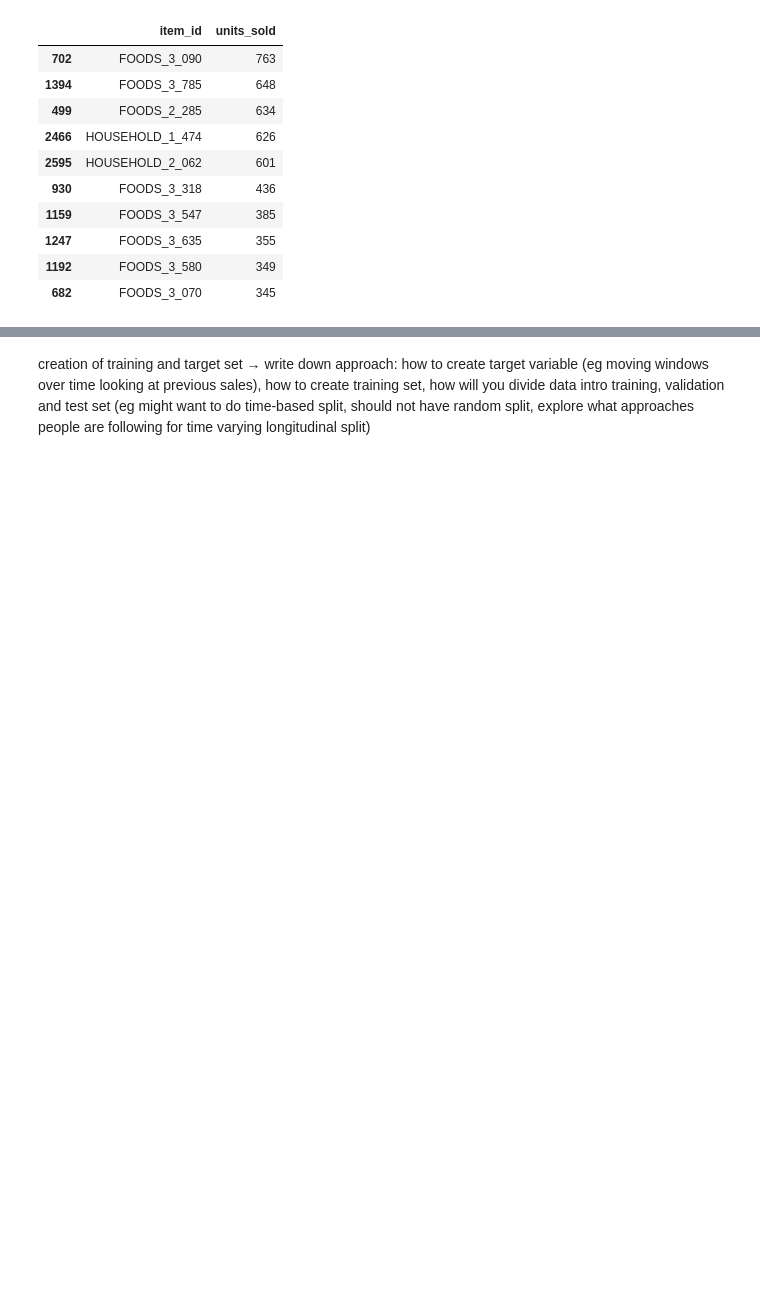
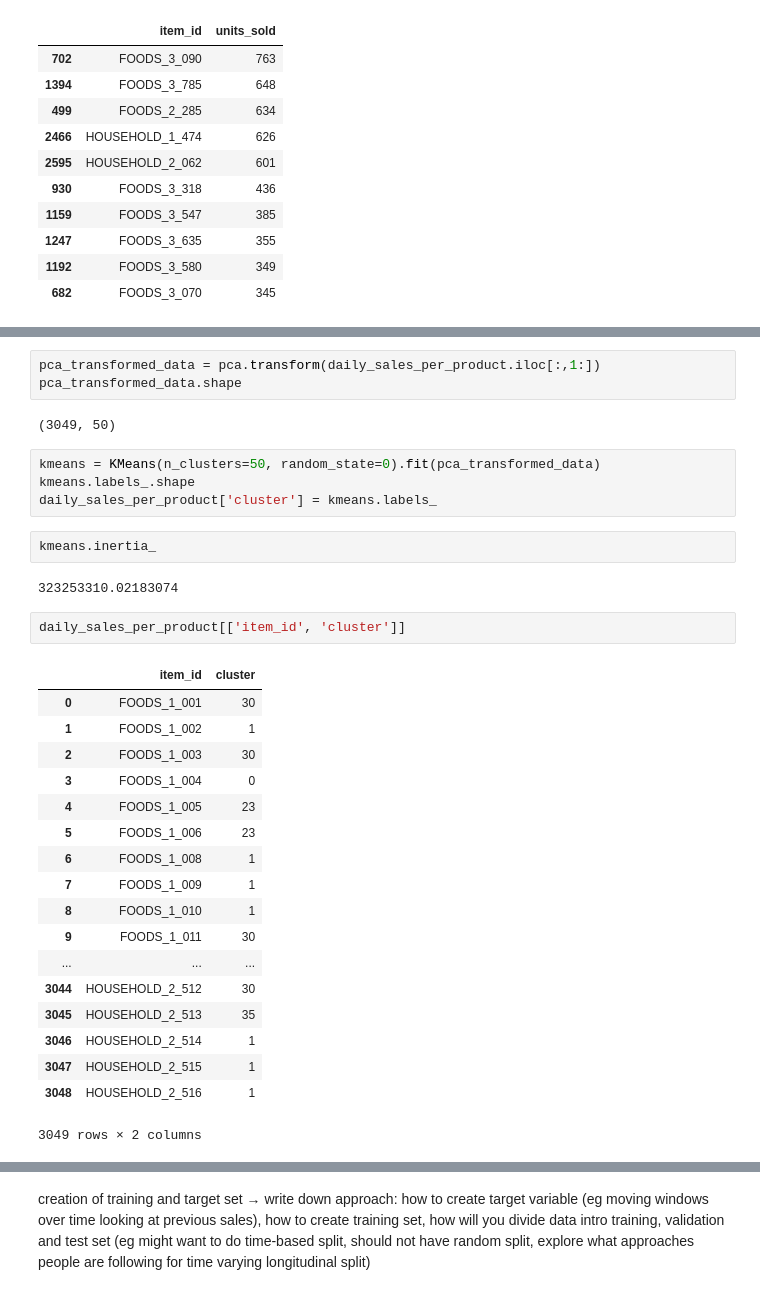
Before and after one commit to atabas/M5-Forecasting-Accuracy, a Jupyter notebook: 1-EDA.ipynb, the cells around one changed output, grey strips where cells are left out. Cells and saved outputs as stored; diff of their text form; blank space fills up the shorter version.

```diff
--- a/1-EDA.ipynb
+++ b/1-EDA.ipynb
@@ -916,0 +946,34 @@ for item in ax.get_xticklabels():
+# %%
+pca_transformed_data = pca.transform(daily_sales_per_product.iloc[:,1:])
+pca_transformed_data.shape
+# %% [output]
+(3049, 50)
+# %%
+kmeans = KMeans(n_clusters=50, random_state=0).fit(pca_transformed_data)
+kmeans.labels_.shape
+daily_sales_per_product['cluster'] = kmeans.labels_
+# %%
+kmeans.inertia_
+# %% [output]
+323253310.02183074
+# %%
+daily_sales_per_product[['item_id', 'cluster']]
+# %% [output]
+|  | item_id | cluster |
+| 0 | FOODS_1_001 | 30 |
+| 1 | FOODS_1_002 | 1 |
+| 2 | FOODS_1_003 | 30 |
+| 3 | FOODS_1_004 | 0 |
+| 4 | FOODS_1_005 | 23 |
+| 5 | FOODS_1_006 | 23 |
+| 6 | FOODS_1_008 | 1 |
+| 7 | FOODS_1_009 | 1 |
+| 8 | FOODS_1_010 | 1 |
+| 9 | FOODS_1_011 | 30 |
+| ... | ... | ... |
+| 3044 | HOUSEHOLD_2_512 | 30 |
+| 3045 | HOUSEHOLD_2_513 | 35 |
+| 3046 | HOUSEHOLD_2_514 | 1 |
+| 3047 | HOUSEHOLD_2_515 | 1 |
+| 3048 | HOUSEHOLD_2_516 | 1 |
+3049 rows × 2 columns
```
Also changed, not shown: parts of 27 cells of this notebook.
